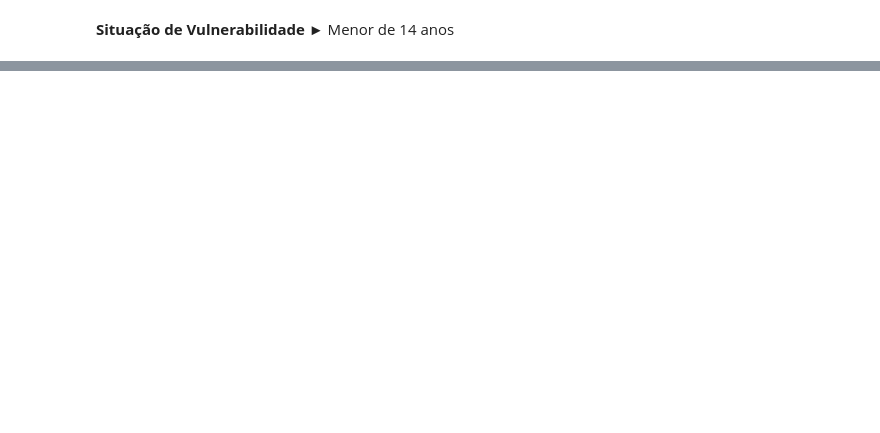
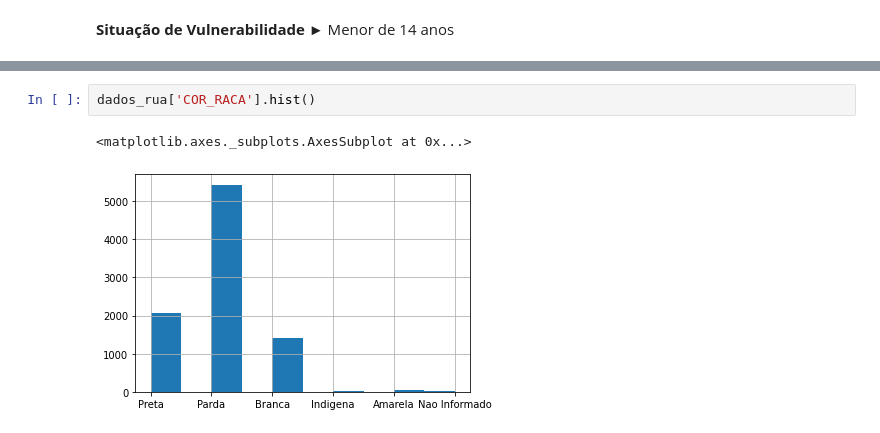
Before and after one commit to thiagoaprado22/DataScienceExperience, a Jupyter notebook: Análise_Descritiva__Situação_de_Rua_PBH_2022.ipynb, the cells around one changed output, grey strips where cells are left out. Drawn from its saved outputs; the diff is of its cells as text; blank space fills up the shorter version.

```diff
--- a/Análise_Descritiva__Situação_de_Rua_PBH_2022.ipynb
+++ b/Análise_Descritiva__Situação_de_Rua_PBH_2022.ipynb
@@ -261,0 +283,5 @@ False
+# %%
+dados_rua['COR_RACA'].hist()
+# %% [output]
+<matplotlib.axes._subplots.AxesSubplot at 0x...>
+[figure, added]
```
Also changed, not shown: parts of 22 cells of this notebook.
